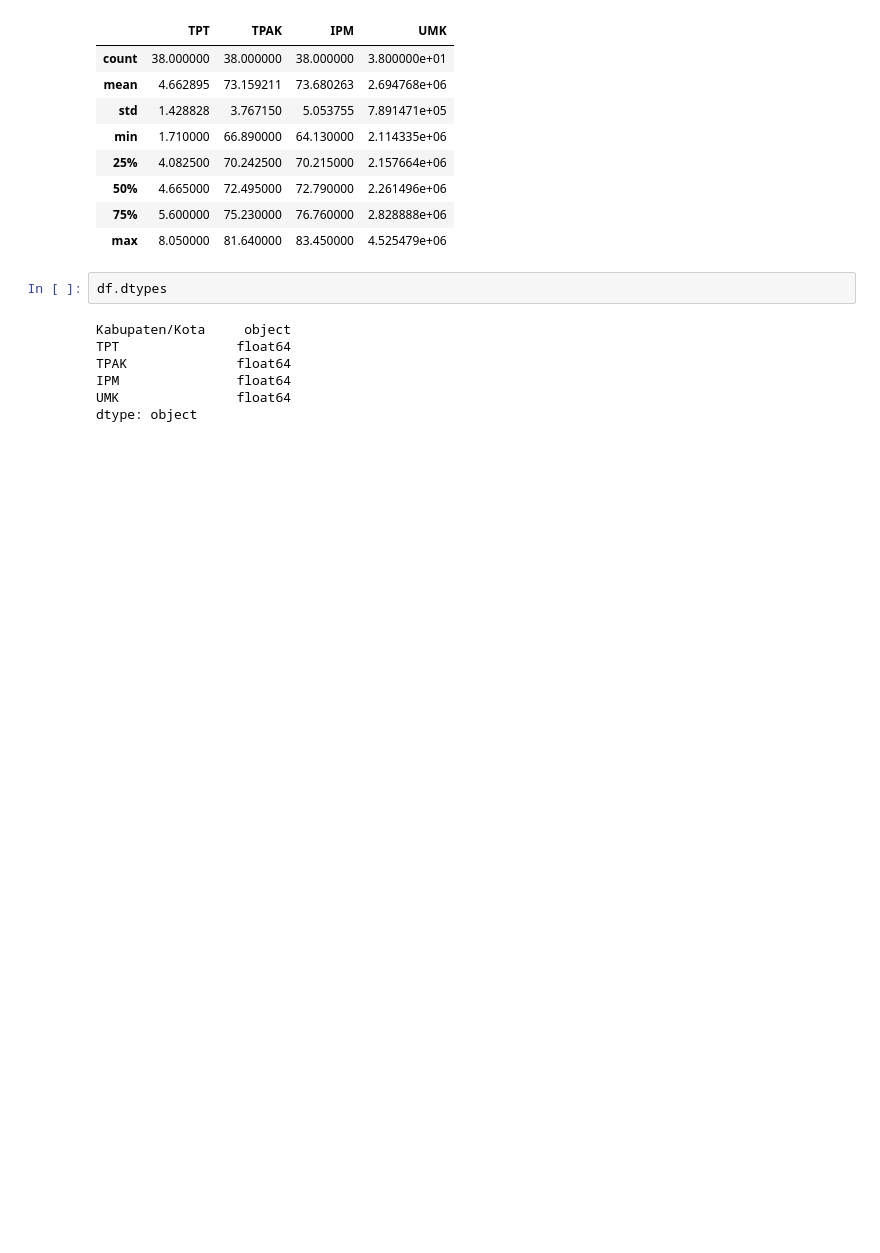
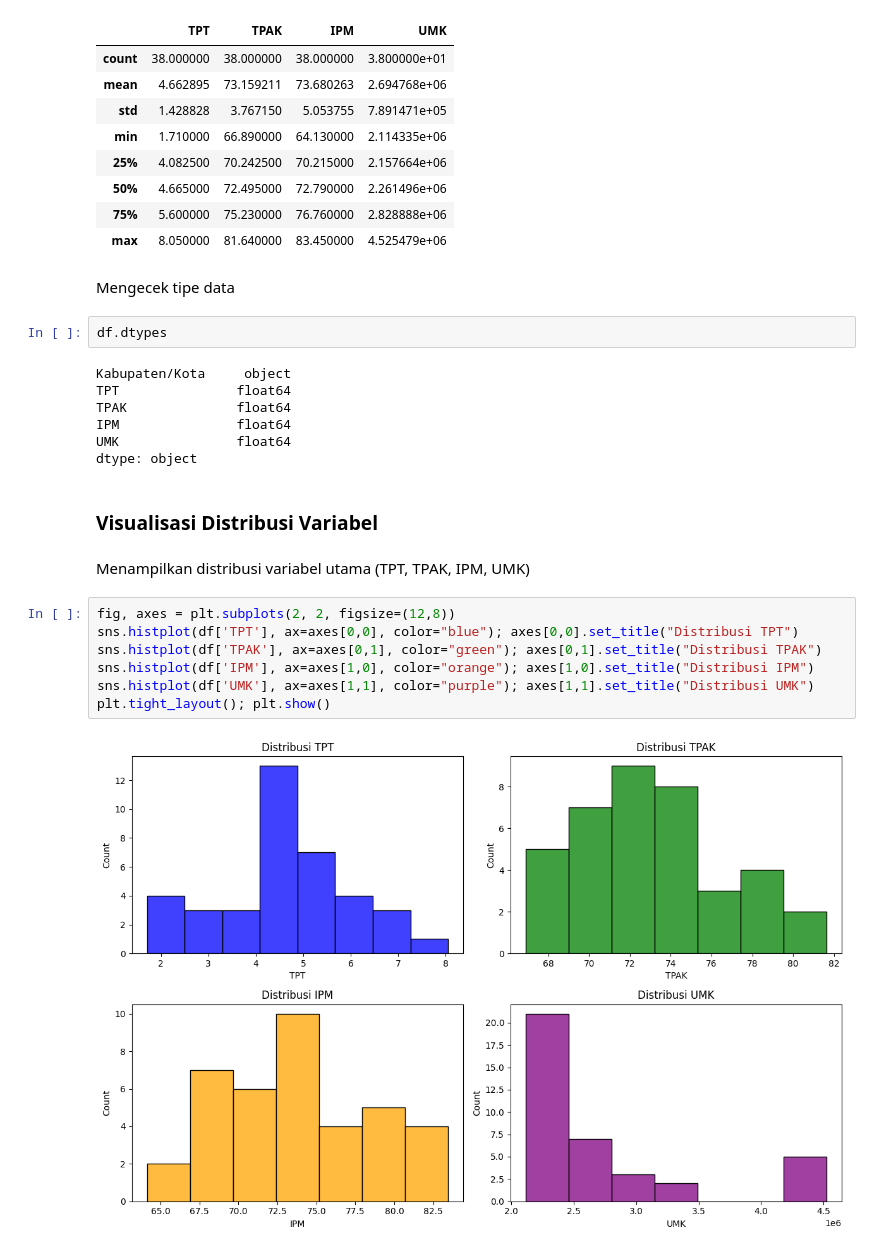
Before and after one commit to alrahmads/Probit-Unemployment-Jatim, a Jupyter notebook: Studi Kasus/Source Code.ipynb, the cells around one changed output. Cells and saved outputs as stored; diff of their text form; blank space fills up the shorter version.

```diff
--- a/Studi Kasus/Source Code.ipynb
+++ b/Studi Kasus/Source Code.ipynb
@@ -36,6 +51,8 @@ df.describe()
 | 50% | 4.665000 | 72.495000 | 72.790000 | 2.261496e+06 |
 | 75% | 5.600000 | 75.230000 | 76.760000 | 2.828888e+06 |
 | max | 8.050000 | 81.640000 | 83.450000 | 4.525479e+06 |
+# %% [markdown]
+Mengecek tipe data
 # %%
 df.dtypes
 # %% [output]
@@ -45,3 +62,16 @@ TPAK              float64
 IPM               float64
 UMK               float64
 dtype: object
+# %% [markdown]
+### Visualisasi Distribusi Variabel
+# %% [markdown]
+Menampilkan distribusi variabel utama (TPT, TPAK, IPM, UMK)
+# %%
+fig, axes = plt.subplots(2, 2, figsize=(12,8))
+sns.histplot(df['TPT'], ax=axes[0,0], color="blue"); axes[0,0].set_title("Distribusi TPT")
+sns.histplot(df['TPAK'], ax=axes[0,1], color="green"); axes[0,1].set_title("Distribusi TPAK")
+sns.histplot(df['IPM'], ax=axes[1,0], color="orange"); axes[1,0].set_title("Distribusi IPM")
+sns.histplot(df['UMK'], ax=axes[1,1], color="purple"); axes[1,1].set_title("Distribusi UMK")
+plt.tight_layout(); plt.show()
+# %% [output]
+[figure, added]
```
Also changed, not shown: parts of 39 cells of this notebook.
